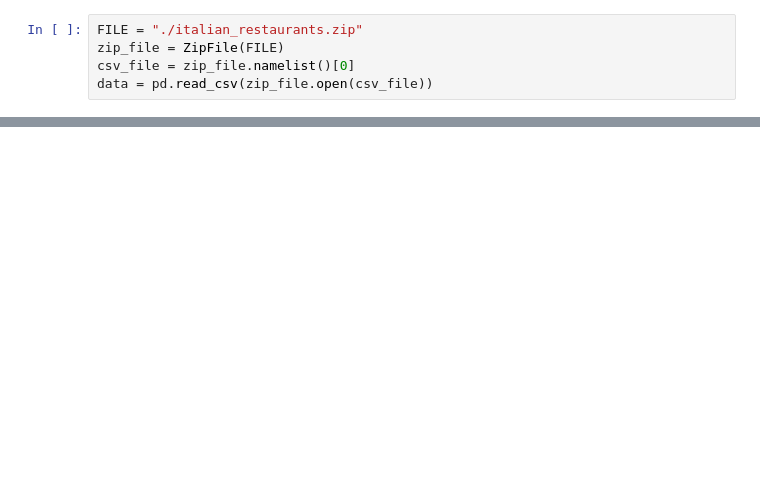
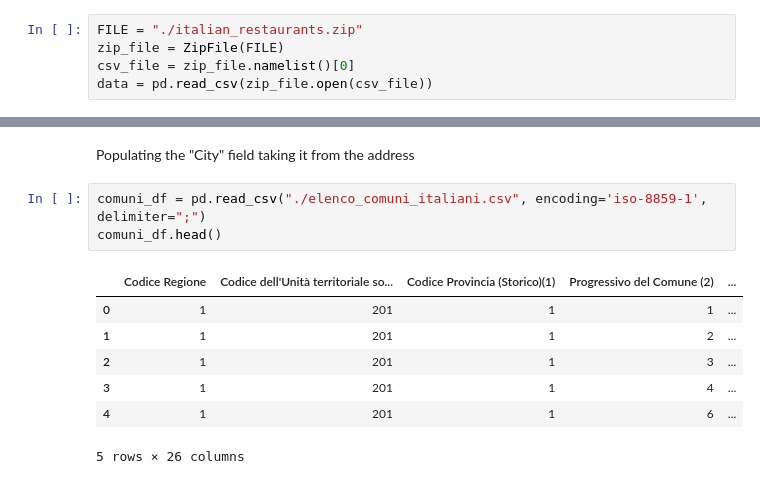
Before and after one commit to DomizianoScarcelli/voicefork, a Jupyter notebook: backend/restaurants/db/populate.ipynb, the cells around one changed output, grey strips where cells are left out. Drawn from its saved outputs; the diff is of its cells as text; blank space fills up the shorter version.

```diff
--- a/backend/restaurants/db/populate.ipynb
+++ b/backend/restaurants/db/populate.ipynb
@@ -32,0 +57,13 @@ dtype: int64
+# %% [markdown]
+Populating the "City" field taking it from the address
+# %%
+comuni_df = pd.read_csv("./elenco_comuni_italiani.csv", encoding='iso-8859-1', delimiter=";")
+comuni_df.head()
+# %% [output]
+|  | Codice Regione | Codice dell'Unità territoriale so... | Codice Provincia (Storico)(1) | Progressivo del Comune (2) | ... |
+| 0 | 1 | 201 | 1 | 1 | ... |
+| 1 | 1 | 201 | 1 | 2 | ... |
+| 2 | 1 | 201 | 1 | 3 | ... |
+| 3 | 1 | 201 | 1 | 4 | ... |
+| 4 | 1 | 201 | 1 | 6 | ... |
+5 rows × 26 columns
```
Also changed, not shown: parts of 11 cells of this notebook, 4 other files.
